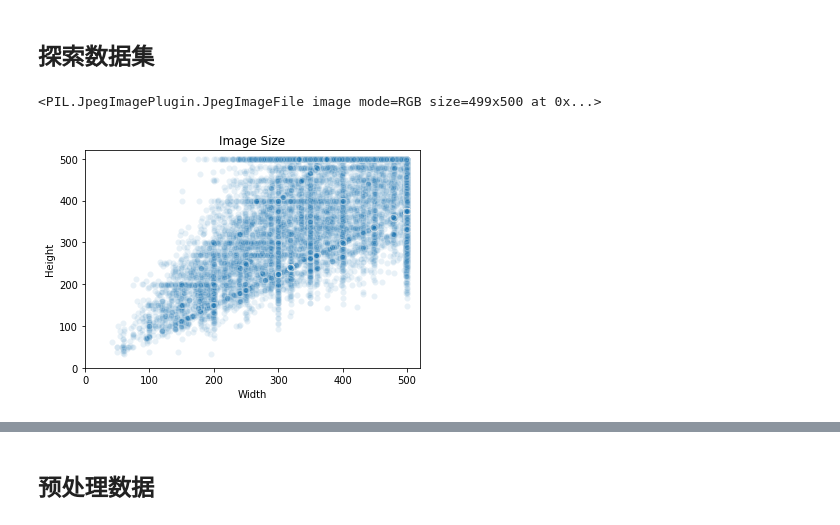
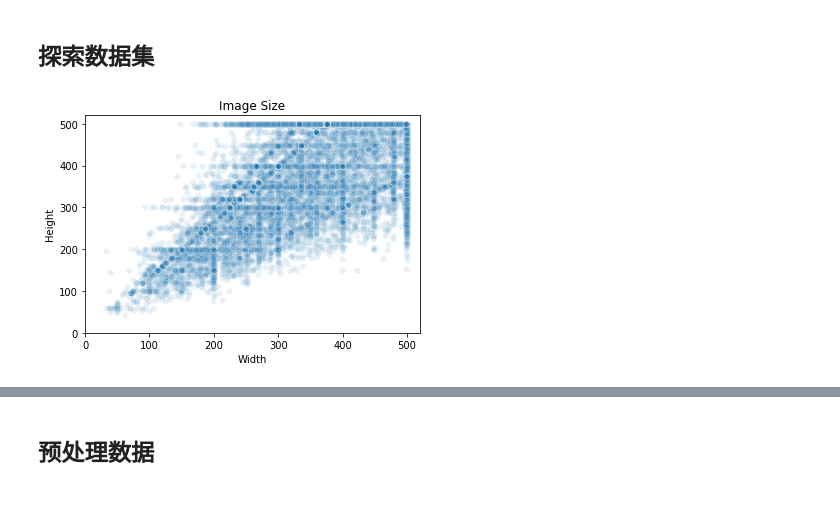
Before and after one commit to gyhkevin/udacity-ML-2, a Jupyter notebook: p7/dogs-vs-cats/preprocess_dataset.ipynb, the cells around one changed output, grey strips where cells are left out. Drawn from its saved outputs; the diff is of its cells as text; code cells hidden in the pictures.

```diff
--- a/p7/dogs-vs-cats/preprocess_dataset.ipynb
+++ b/p7/dogs-vs-cats/preprocess_dataset.ipynb
@@ -3,31 +3,33 @@
 # %%
 import numpy as np
 import pandas as pd
 import matplotlib.pyplot as plt
 import os
-from keras.preprocessing.image import load_img
+import cv2
+from tqdm import tqdm
 
 # 获得当前目录
 current_dir = os.getcwd()
 train_dir = current_dir + '/train/'
 train_files = os.listdir(train_dir)
-img_size = np.zeros((len(train_files),2))
+# 图像大小
+img_width = []
+img_height = []
 
-for i in range(len(train_files)):
-    img = load_img(train_dir + train_files[i])
-    if i==1:
-        print(img)
-    img_size[i,0] = img.size[0]
-    img_size[i,1] = img.size[1]
+for i in tqdm(range(len(train_files))):
+    img = cv2.imread(train_dir + train_files[i])
+#     if i==1:
+#         print(img.shape)
+    img_width.append(img.shape[0])
+    img_height.append(img.shape[1])
 
-plt.scatter(img_size[:,0], img_size[:,1], alpha=0.1, edgecolors= 'white')
+plt.scatter(img_width, img_height, alpha=0.1, edgecolors= 'white')
 plt.title('Image Size')
 plt.xlabel('Width')
 plt.ylabel('Height')
 plt.xlim(0,520)
 plt.ylim(0,520)
 plt.show()
 # %% [output]
-<PIL.JpegImagePlugin.JpegImageFile image mode=RGB size=499x500 at 0x...>
-[figure, old version]
+[figure, new version]
 # %%
```
Also changed, not shown: parts of 2 cells of this notebook, 5 other files.
